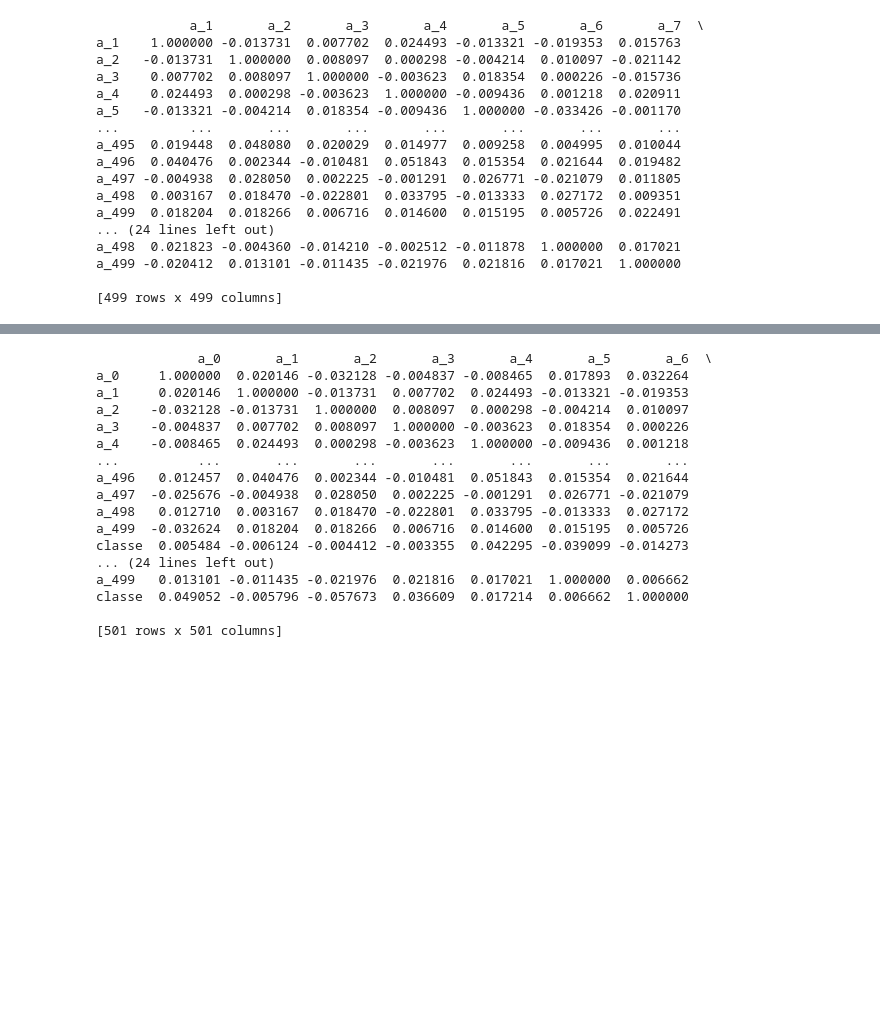
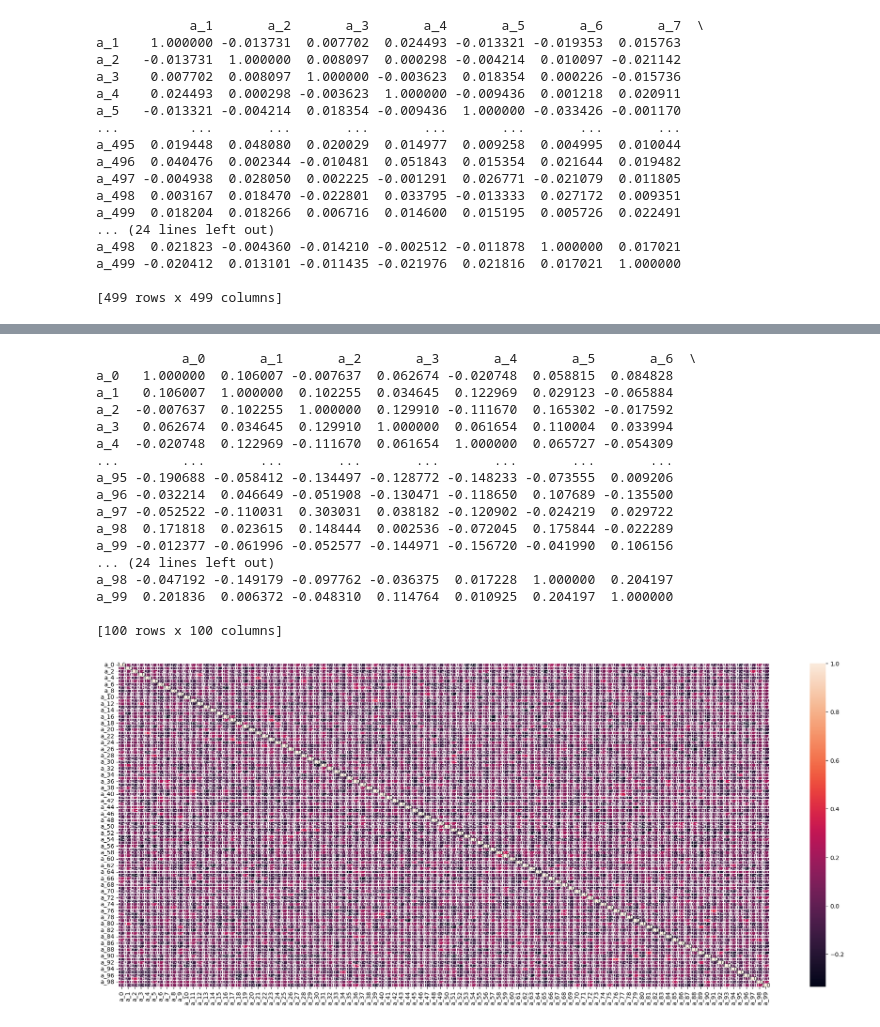
Before and after one commit to jady-lima/Correlacao-de-Pearson-e-Reducao-de-Dimensionalidade, a Jupyter notebook: src/02_correlacao_madelon.ipynb, the cells around one changed output, grey strips where cells are left out. Drawn from its saved outputs; the diff is of its cells as text; code cells hidden in the pictures; blank space fills up the shorter version.

```diff
--- a/src/02_correlacao_madelon.ipynb
+++ b/src/02_correlacao_madelon.ipynb
@@ -37,21 +45,21 @@ databaseMadelon = databaseMadelon.dropna()
 # %%
-correlationPearson = databaseMadelon.corr(method='pearson')
-print(correlationPearson)
+correlationPearson100 = databaseMadelon.iloc[:100, :100].corr(method='pearson')
+print(correlationPearson100)
 # %% [output]
-             a_0       a_1       a_2       a_3       a_4       a_5       a_6  \
-a_0     1.000000  0.020146 -0.032128 -0.004837 -0.008465  0.017893  0.032264
-a_1     0.020146  1.000000 -0.013731  0.007702  0.024493 -0.013321 -0.019353
-a_2    -0.032128 -0.013731  1.000000  0.008097  0.000298 -0.004214  0.010097
-a_3    -0.004837  0.007702  0.008097  1.000000 -0.003623  0.018354  0.000226
-a_4    -0.008465  0.024493  0.000298 -0.003623  1.000000 -0.009436  0.001218
-...          ...       ...       ...       ...       ...       ...       ...
-a_496   0.012457  0.040476  0.002344 -0.010481  0.051843  0.015354  0.021644
-a_497  -0.025676 -0.004938  0.028050  0.002225 -0.001291  0.026771 -0.021079
-a_498   0.012710  0.003167  0.018470 -0.022801  0.033795 -0.013333  0.027172
-a_499  -0.032624  0.018204  0.018266  0.006716  0.014600  0.015195  0.005726
-classe  0.005484 -0.006124 -0.004412 -0.003355  0.042295 -0.039099 -0.014273
+           a_0       a_1       a_2       a_3       a_4       a_5       a_6  \
+a_0   1.000000  0.106007 -0.007637  0.062674 -0.020748  0.058815  0.084828
+a_1   0.106007  1.000000  0.102255  0.034645  0.122969  0.029123 -0.065884
+a_2  -0.007637  0.102255  1.000000  0.129910 -0.111670  0.165302 -0.017592
+a_3   0.062674  0.034645  0.129910  1.000000  0.061654  0.110004  0.033994
+a_4  -0.020748  0.122969 -0.111670  0.061654  1.000000  0.065727 -0.054309
+...        ...       ...       ...       ...       ...       ...       ...
+a_95 -0.190688 -0.058412 -0.134497 -0.128772 -0.148233 -0.073555  0.009206
+a_96 -0.032214  0.046649 -0.051908 -0.130471 -0.118650  0.107689 -0.135500
+a_97 -0.052522 -0.110031  0.303031  0.038182 -0.120902 -0.024219  0.029722
+a_98  0.171818  0.023615  0.148444  0.002536 -0.072045  0.175844 -0.022289
+a_99 -0.012377 -0.061996 -0.052577 -0.144971 -0.156720 -0.041990  0.106156
 ... (24 lines left out)
-a_499   0.013101 -0.011435 -0.021976  0.021816  0.017021  1.000000  0.006662
-classe  0.049052 -0.005796 -0.057673  0.036609  0.017214  0.006662  1.000000
+a_98 -0.047192 -0.149179 -0.097762 -0.036375  0.017228  1.000000  0.204197
+a_99  0.201836  0.006372 -0.048310  0.114764  0.010925  0.204197  1.000000
 
-[501 rows x 501 columns]
+[100 rows x 100 columns]
@@ -58,4 +69,6 @@ classe  0.049052 -0.005796 -0.057673  0.036609  0.017214  0.006662  1.000000
 # %%
 plt.figure(figsize=(25, 10))
-plot = sn.heatmap(correlationPearson, annot=True, fmt=".1f", linewidths=.6)
+plot2 = sn.heatmap(correlationPearson100, annot=True, fmt=".1f", linewidths=.6)
 plt.show()
+# %% [output]
+[figure, added]
```
Also changed, not shown: parts of 13 cells of this notebook, 5 other files.
